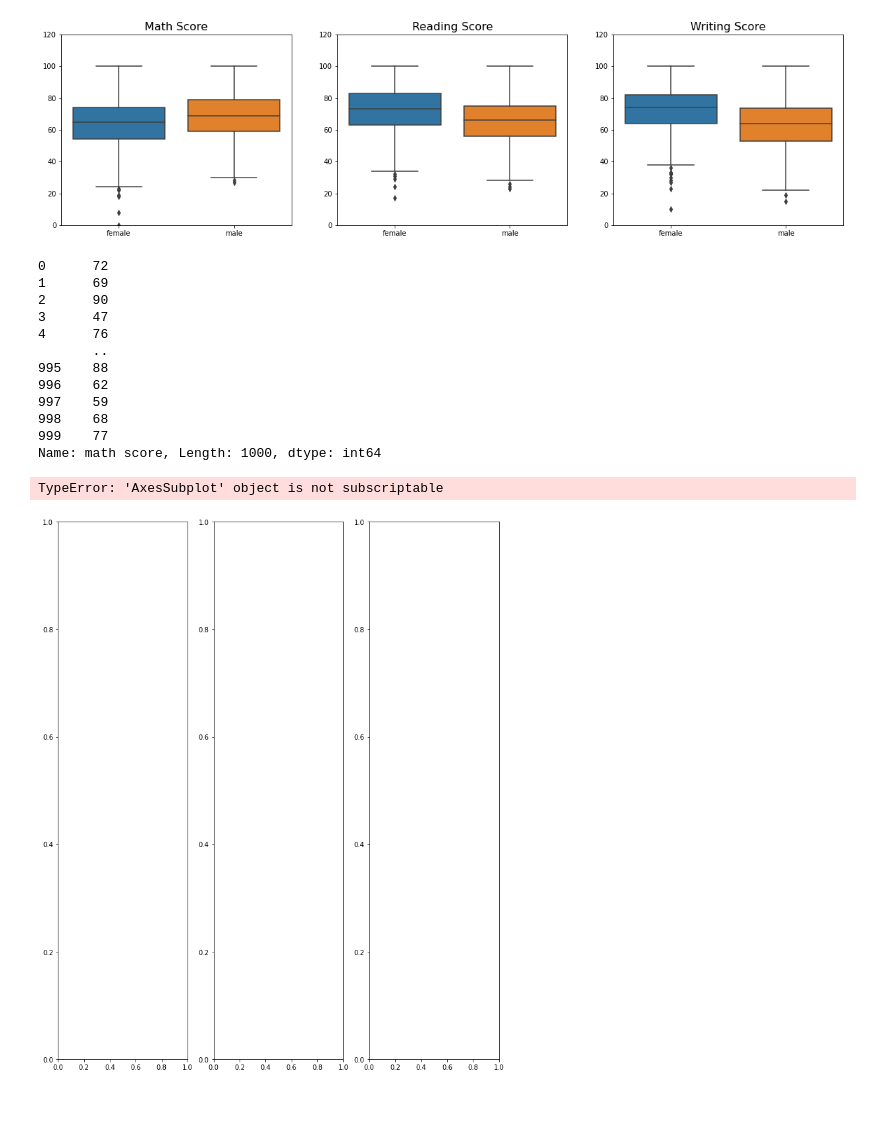
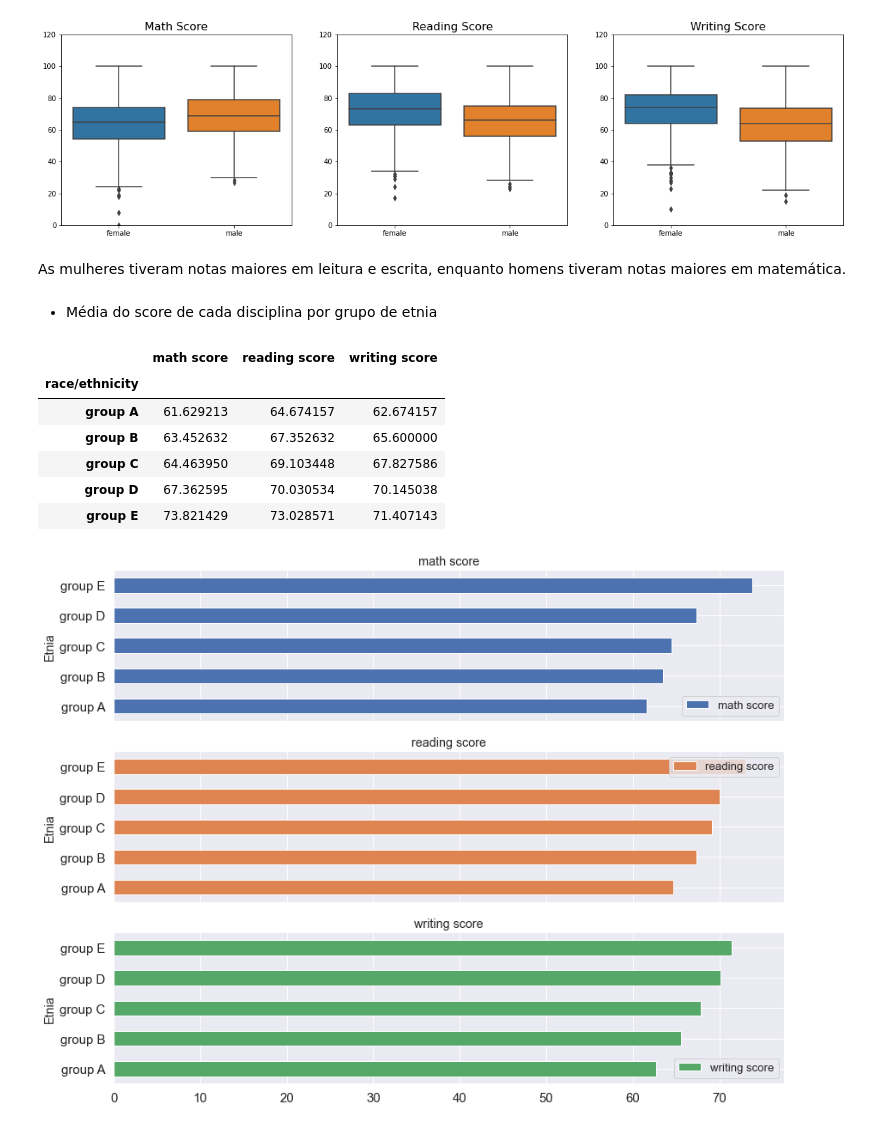
Before and after one commit to helenacypreste/helen-marlon-letscode-projeto2, a Jupyter notebook: notebooks/EDA-students-performance-exams.ipynb, the cells around one changed output. Cells and saved outputs as stored; diff of their text form; code cells hidden in the pictures.

```diff
--- a/notebooks/EDA-students-performance-exams.ipynb
+++ b/notebooks/EDA-students-performance-exams.ipynb
@@ -98,30 +97,22 @@ plt.ylim(0,120)
 plt.show()
 # %% [output]
 [figure]
+# %% [markdown]
+As mulheres tiveram notas maiores em leitura e escrita, enquanto homens tiveram notas maiores em matemática.
+# %% [markdown]
+* Média do score de cada disciplina por grupo de etnia
 # %%
-df[['math score','reading score','writing score'][0]]
+df_etnia = df.groupby('race/ethnicity')[['math score','reading score','writing score']].mean()
+df_etnia
 # %% [output]
-0      72
-1      69
-2      90
-3      47
-4      76
-       ..
-995    88
-996    62
-997    59
-998    68
-999    77
-Name: math score, Length: 1000, dtype: int64
+|  | math score | reading score | writing score |
+| race/ethnicity |  |  |  |
+| group A | 61.629213 | 64.674157 | 62.674157 |
+| group B | 63.452632 | 67.352632 | 65.600000 |
+| group C | 64.463950 | 69.103448 | 67.827586 |
+| group D | 67.362595 | 70.030534 | 70.145038 |
+| group E | 73.821429 | 73.028571 | 71.407143 |
-# %%
-fig, ax = plt.subplots(1, 3, figsize=(12,15))
-lista_var_num = ['math score','reading score','writing score']
-contador = 0
-for i in range(3):
-        sns.boxplot(data=df, x="gender", y=df[[lista_var_num][contador]], ax=ax[0][i])
-        contador = contador + 1
-
-fig.tight_layout(pad=3)
-# %% [output]
-TypeError: 'AxesSubplot' object is not subscriptable
-[figure, removed]
+# %%
+df_etnia.plot(subplots=True, kind='barh', figsize=(14,11), fontsize=15, sharey=True, xlabel='Etnia');
+# %% [output]
+[figure, added]
```
Also changed, not shown: parts of 5 cells of this notebook.
